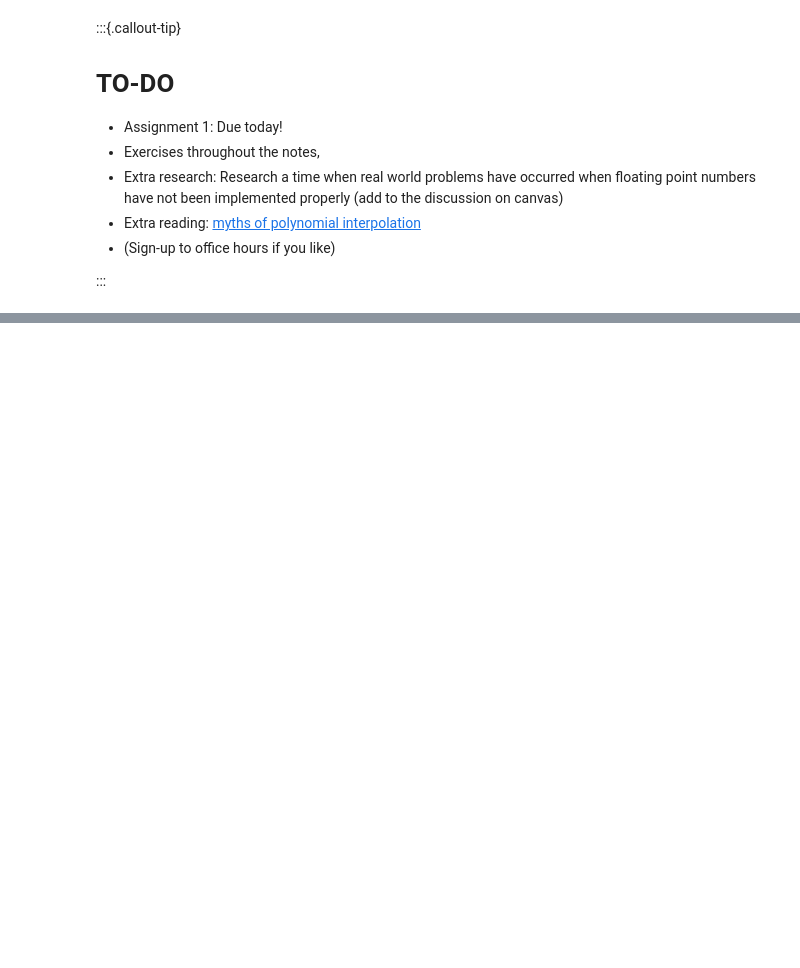
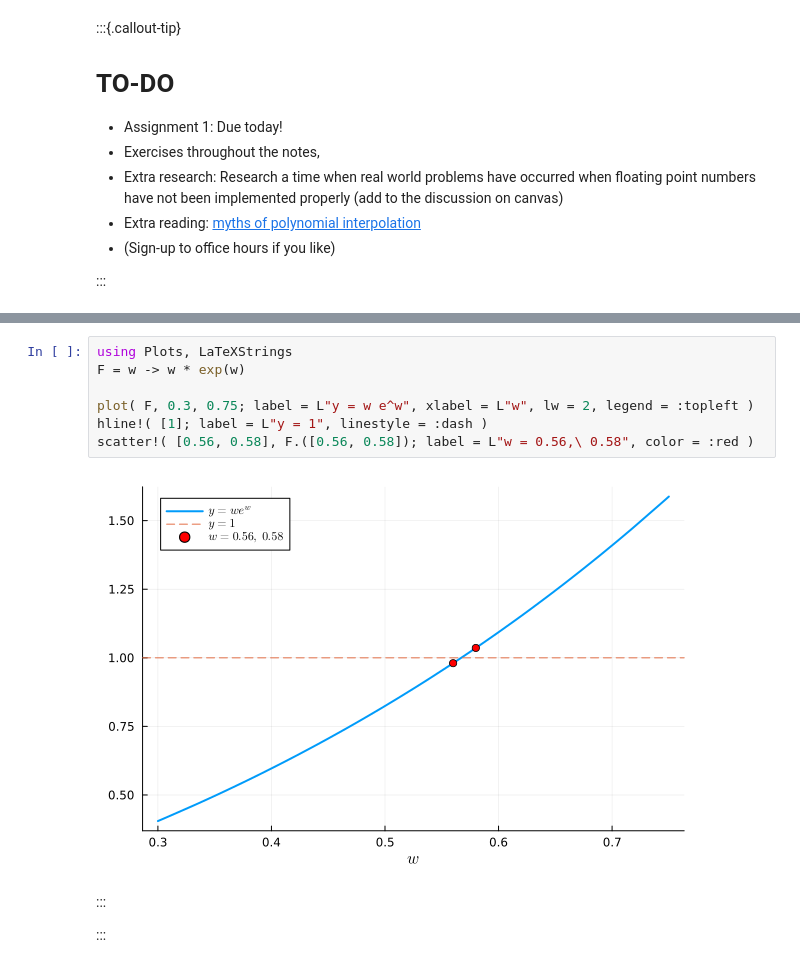
Before and after one commit to jackrthomas/Math5485, a Jupyter notebook: lectures/L03.ipynb, the cells around one changed output, grey strips where cells are left out. Drawn from its saved outputs; the diff is of its cells as text; blank space fills up the shorter version.

```diff
--- a/lectures/L03.ipynb
+++ b/lectures/L03.ipynb
@@ -570,0 +595,13 @@ for $\alpha := \epsilon - \frac12$.
+# %%
+using Plots, LaTeXStrings
+F = w -> w * exp(w)
+
+plot( F, 0.3, 0.75; label = L"y = w e^w", xlabel = L"w", lw = 2, legend = :topleft )
+hline!( [1]; label = L"y = 1", linestyle = :dash )
+scatter!( [0.56, 0.58], F.([0.56, 0.58]); label = L"w = 0.56,\ 0.58", color = :red )
+# %% [output]
+[figure, added]
+# %% [markdown]
+:::
+
+:::
```
Also changed, not shown: parts of 13 cells of this notebook, 40 other files.
